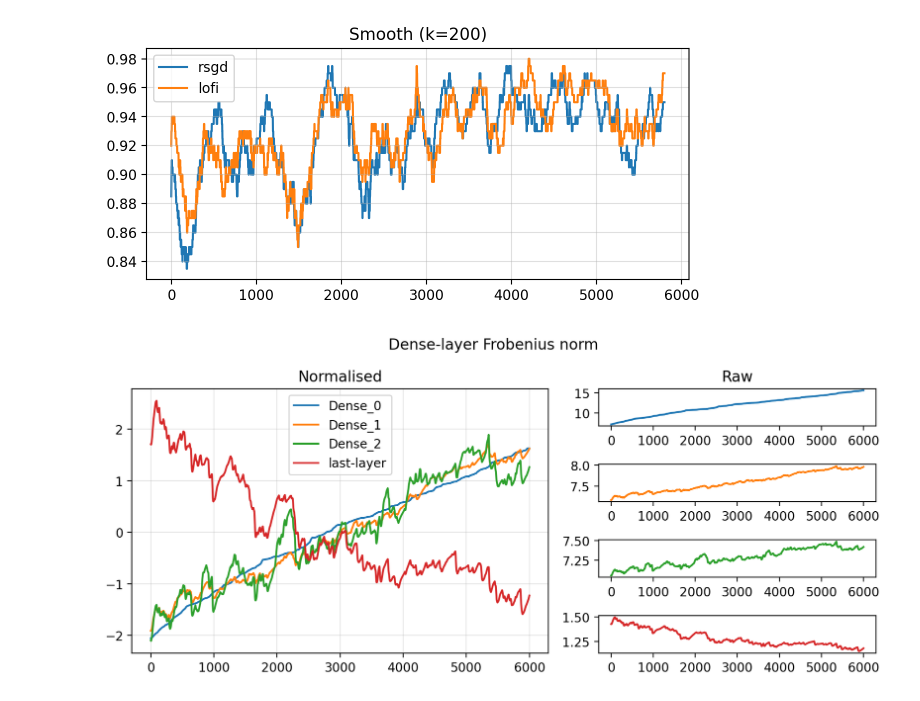
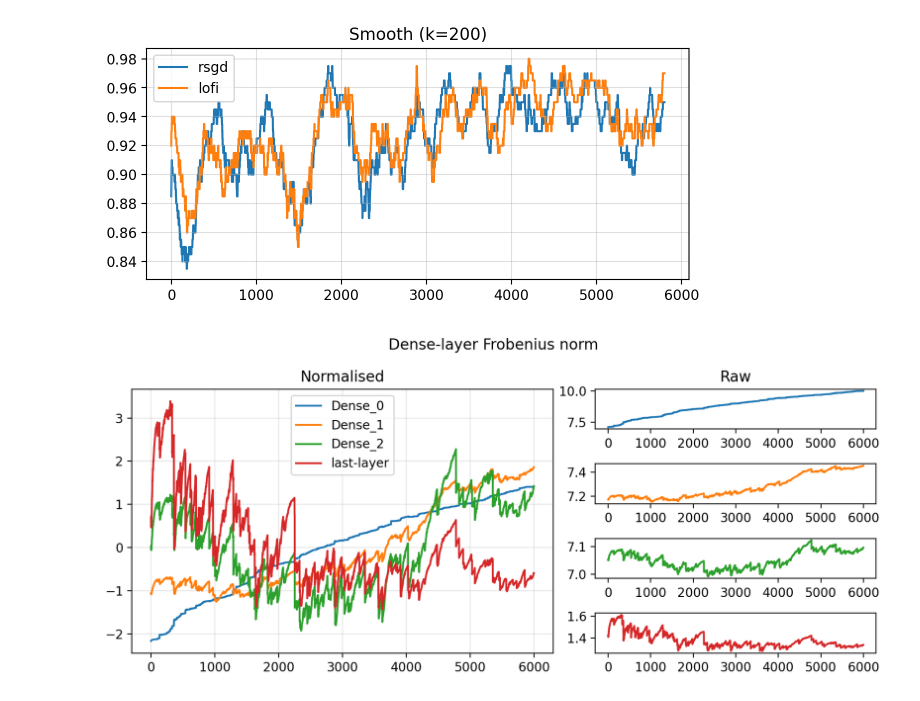
Before and after one commit to probml/rebayes, a Jupyter notebook: demos/gradually-rotating/eval-clf-lofi-rsgd.ipynb, the cells around one changed output. Cells and saved outputs as stored; diff of their text form; code cells hidden in the pictures.

Commit message:
feat: eval-clf-lofi-rsgd
Add Frobenius norm comparison

```diff
--- a/demos/gradually-rotating/eval-clf-lofi-rsgd.ipynb
+++ b/demos/gradually-rotating/eval-clf-lofi-rsgd.ipynb
@@ -33,31 +33,37 @@ plt.title(f"Smooth (k={ksize})")
 # %% [output]
 Text(0.5, 1.0, 'Smooth (k=200)')
 [figure]
+# %%
+params_magnitudes = {
+    "rsgd": outputs_rsgd["params_magnitude"]["params"],
+    "lofi": outputs_lofi["params_magnitude"]["params"]
+}
+
+params_magnitude = params_magnitudes["lofi"]
 # %%
-params_magnitude = outputs_rsgd["params_magnitude"]["params"]
 colors = plt.cm.tab10(np.arange(0, len(params_magnitude)))
 # Create the figure and GridSpec
 fig = plt.figure(figsize=(9, 4))
 gs = plt.GridSpec(nrows=4, ncols=2, figure=fig, width_ratios=[0.6, 0.4])
 
 # Create the subplots
 # Create the subplots
 ax_main = fig.add_subplot(gs[:, 0])
 for key, color in zip(params_magnitude, colors):
     v = params_magnitude[key]
     vnorm = (v - v.mean()) / v.std()
     ax_main.plot(vnorm, c=color, label=key)
 ax_main.legend()
 
 for i, key in enumerate(params_magnitude):
     ax = fig.add_subplot(gs[i, 1])
     if i == 0:
         ax.set_title("Raw")
     v = params_magnitude[key]
     ax.plot(v, color=colors[i])
 plt.suptitle("Dense-layer Frobenius norm")
 ax_main.grid(alpha=0.3)
 ax_main.set_title("Normalised")
 plt.tight_layout()
 # %% [output]
-[figure, old version]
+[figure, new version]
```
Also changed, not shown: parts of 1 cell of this notebook.
